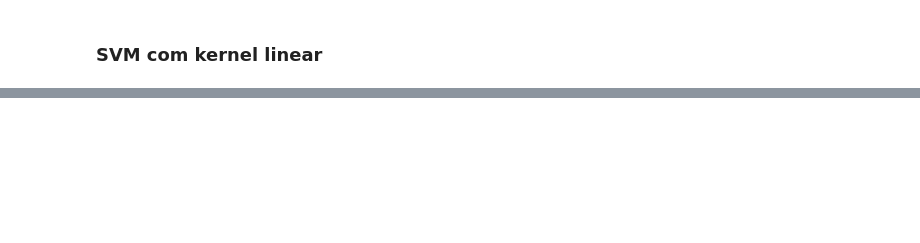
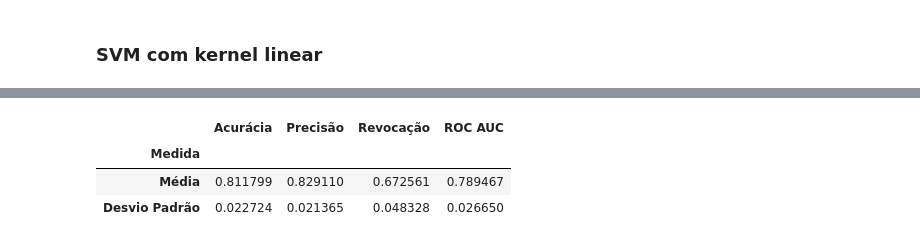
Before and after one commit to marscos/learning_exoplanets, a Jupyter notebook: Aprendizado de Máquina - TP1.ipynb, the cells around one changed output, grey strips where cells are left out. Drawn from its saved outputs; the diff is of its cells as text; code cells hidden in the pictures; blank space fills up the shorter version.

```diff
--- a/Aprendizado de Máquina - TP1.ipynb
+++ b/Aprendizado de Máquina - TP1.ipynb
@@ -365,0 +373,16 @@ results.loc["SVM"]
+# %%
+from sklearn.svm import SVC
+svm_linear = SVC(kernel='sigmoid', gamma='scale')
+svm_linear_results = []
+for train, test in kfold.split(koi_minmax, target):
+    svm_linear = svm_linear.fit(koi_minmax.iloc[train], target.iloc[train])
+    y_pred = svm_linear.predict(koi_minmax.iloc[test])
+    svm_linear_results.append(evaluate_prediction(target.iloc[test], y_pred))
+svm_linear_results = np.array(svm_linear_results)
+results.loc["SVM"] = [svm_linear_results.mean(axis=0), svm_linear_results.std(axis=0)]
+results.loc["SVM"]
+# %% [output]
+|  | Acurácia | Precisão | Revocação | ROC AUC |
+| Medida |  |  |  |  |
+| Média | 0.811799 | 0.829110 | 0.672561 | 0.789467 |
+| Desvio Padrão | 0.022724 | 0.021365 | 0.048328 | 0.026650 |
```
Also changed, not shown: parts of 13 cells of this notebook, 2 other files.
